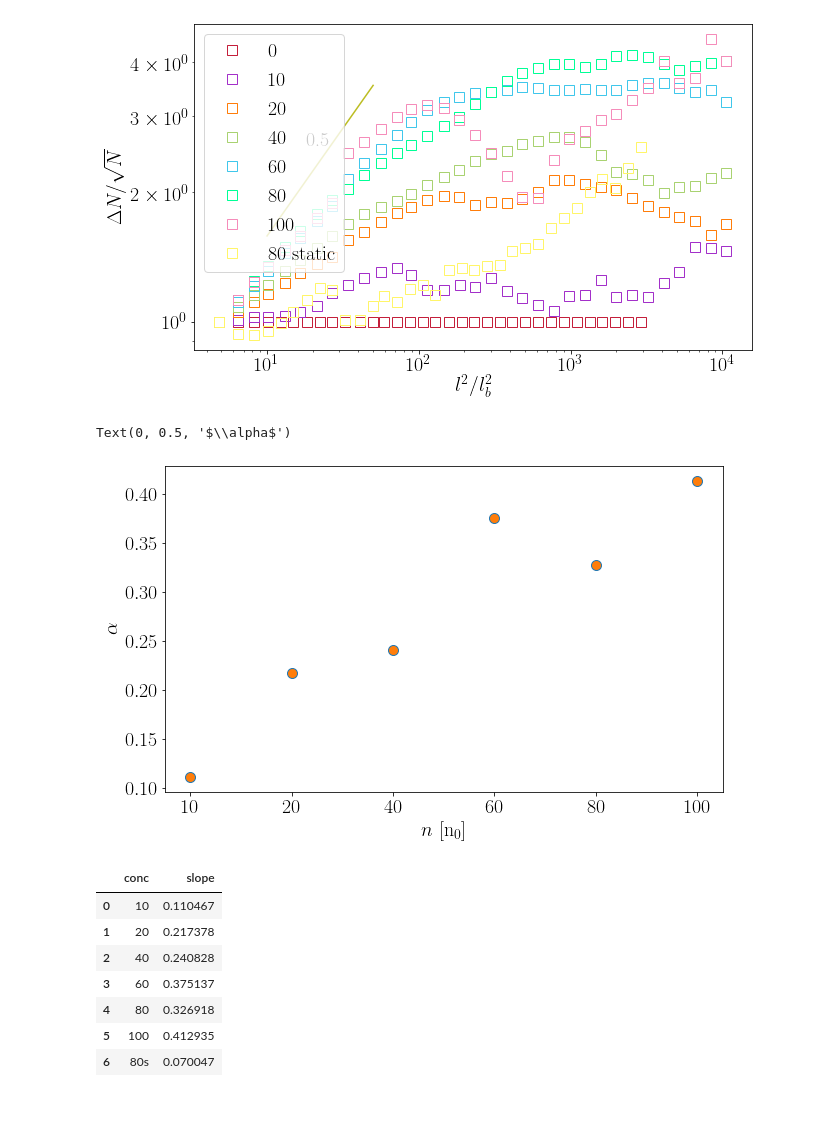
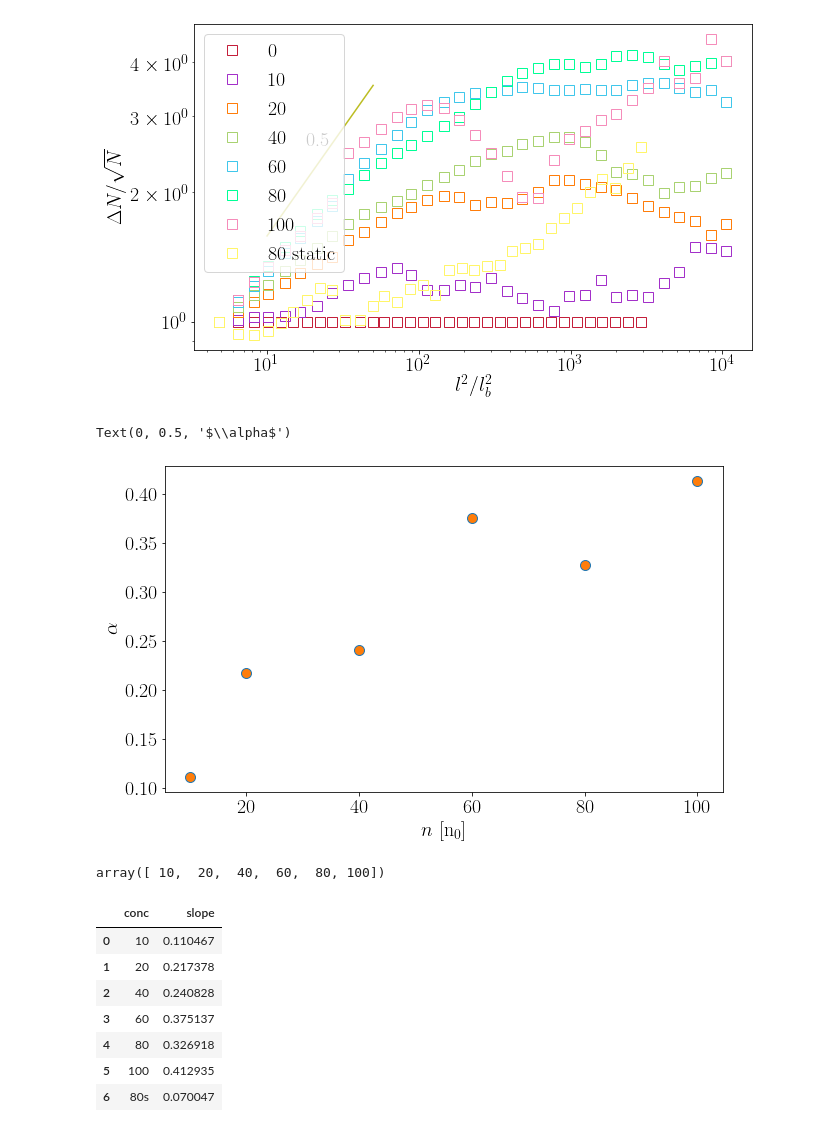
Before and after one commit to ZLoverty/Python, a Jupyter notebook: Correlation/src/fig-2_GNF.ipynb, the cells around one changed output. Saved outputs shown, nothing was run; the diff lists cells and outputs as text; code cells hidden in the pictures.

```diff
--- a/Correlation/src/fig-2_GNF.ipynb
+++ b/Correlation/src/fig-2_GNF.ipynb
@@ -391,14 +391,18 @@ Text(18.0, 2.558336368008464, '0.5')
 # %%
 # Concentration GNF slope
 data = pd.read_csv(r'E:\Google Drive\Research projects\DF\data\GNF\slope_concentration.csv')
 data = data.drop(index=6)
-plt.plot(data.conc, data.slope, ls='', marker='o', mfc=wowcolor(2),
+plt.plot(np.array(data.conc).astype('int'), data.slope, ls='', marker='o', mfc=wowcolor(2),
         markersize=10, lw='2')
 plt.xlabel('$n$ [n$_0$]')
 plt.ylabel('$\\alpha$')
 # %% [output]
 Text(0, 0.5, '$\\alpha$')
-[figure, old version]
+[figure, new version]
+# %%
+np.array(data.conc).astype('int')
+# %% [output]
+array([ 10,  20,  40,  60,  80, 100])
 # %%
 data
 # %% [output]
```
Also changed, not shown: parts of 4 cells of this notebook, 6 other files.
